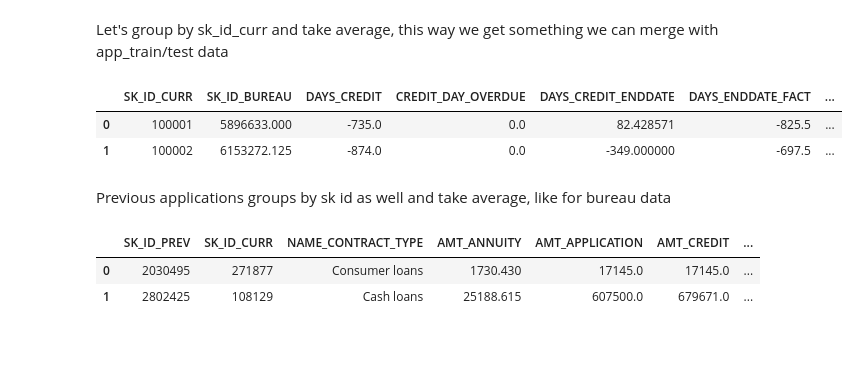
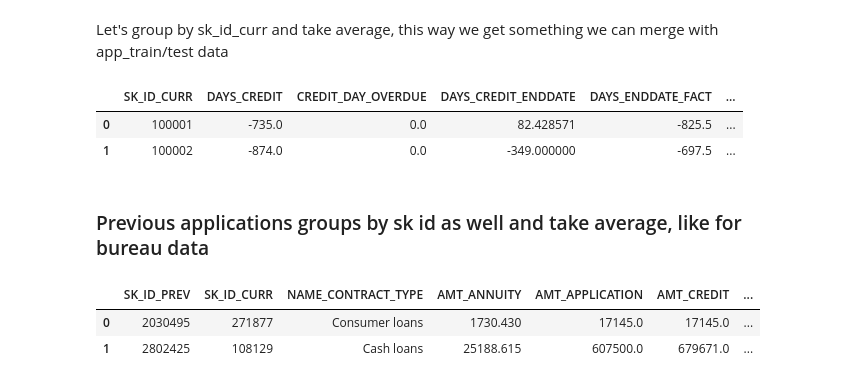
Before and after one commit to astelmashenko/ndml_capstone, a Jupyter notebook: Data_Merging.ipynb, the cells around one changed output. Saved outputs shown, nothing was run; the diff lists cells and outputs as text; code cells hidden in the pictures; blank space fills up the shorter version.

Commit message:
fixed data merging column names

```diff
--- a/Data_Merging.ipynb
+++ b/Data_Merging.ipynb
@@ -68,11 +68,12 @@ Let's group by sk_id_curr and take average, this way we get something we can mer
 # %%
 bureau_by_skid = bureau.groupby('SK_ID_CURR')
 avg_bureau = bureau_by_skid.mean()
-avg_bureau['buro_count'] = bureau[['SK_ID_BUREAU', 'SK_ID_CURR']].groupby('SK_ID_CURR').count()['SK_ID_BUREAU']
+avg_bureau['BUREAU_CNT'] = bureau[['SK_ID_BUREAU', 'SK_ID_CURR']].groupby('SK_ID_CURR').count()['SK_ID_BUREAU']
 # %%
+avg_bureau.drop(columns=['SK_ID_BUREAU'], inplace=True)
 avg_bureau = avg_bureau.reset_index()
 avg_bureau.head(2)
 # %% [output]
-|  | SK_ID_CURR | SK_ID_BUREAU | DAYS_CREDIT | CREDIT_DAY_OVERDUE | DAYS_CREDIT_ENDDATE | DAYS_ENDDATE_FACT | ... |
-| 0 | 100001 | 5896633.000 | -735.0 | 0.0 | 82.428571 | -825.5 | ... |
-| 1 | 100002 | 6153272.125 | -874.0 | 0.0 | -349.000000 | -697.5 | ... |
+|  | SK_ID_CURR | DAYS_CREDIT | CREDIT_DAY_OVERDUE | DAYS_CREDIT_ENDDATE | DAYS_ENDDATE_FACT | ... |
+| 0 | 100001 | -735.0 | 0.0 | 82.428571 | -825.5 | ... |
+| 1 | 100002 | -874.0 | 0.0 | -349.000000 | -697.5 | ... |
@@ -79,5 +82,5 @@ avg_bureau.head(2)
 # %% [markdown]
-Previous applications groups by sk id as well and take average, like for bureau data
+### Previous applications groups by sk id as well and take average, like for bureau data
 # %%
 previous_application = pd.read_csv('input/previous_application.csv.zip')
 previous_application.head(2)
```
Also changed, not shown: parts of 32 cells of this notebook, 1 other file.
